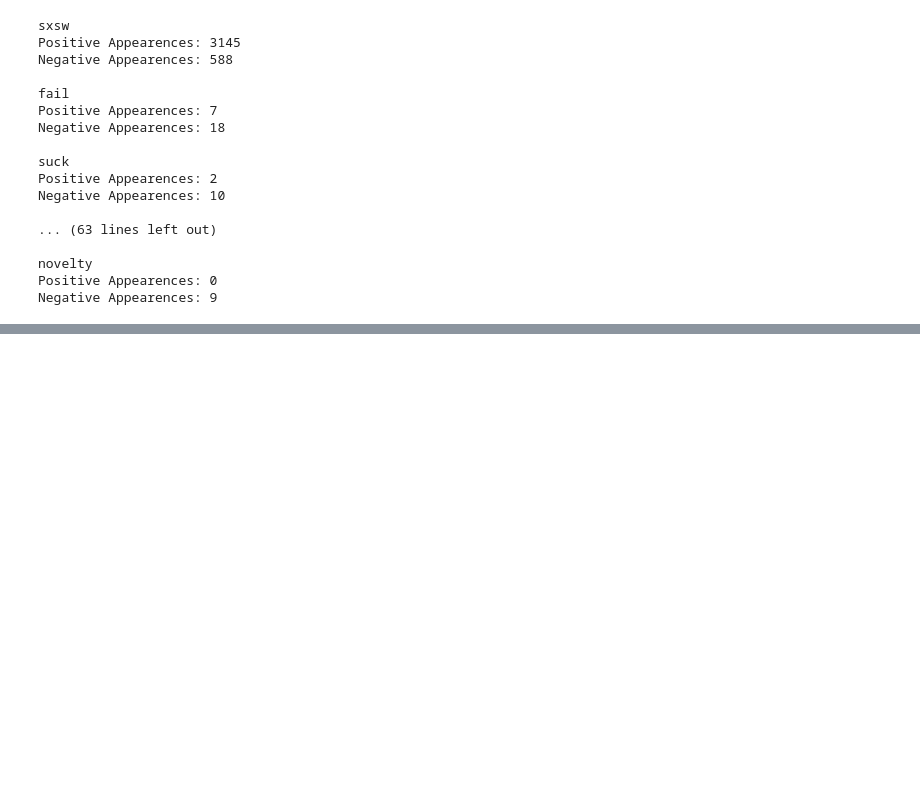
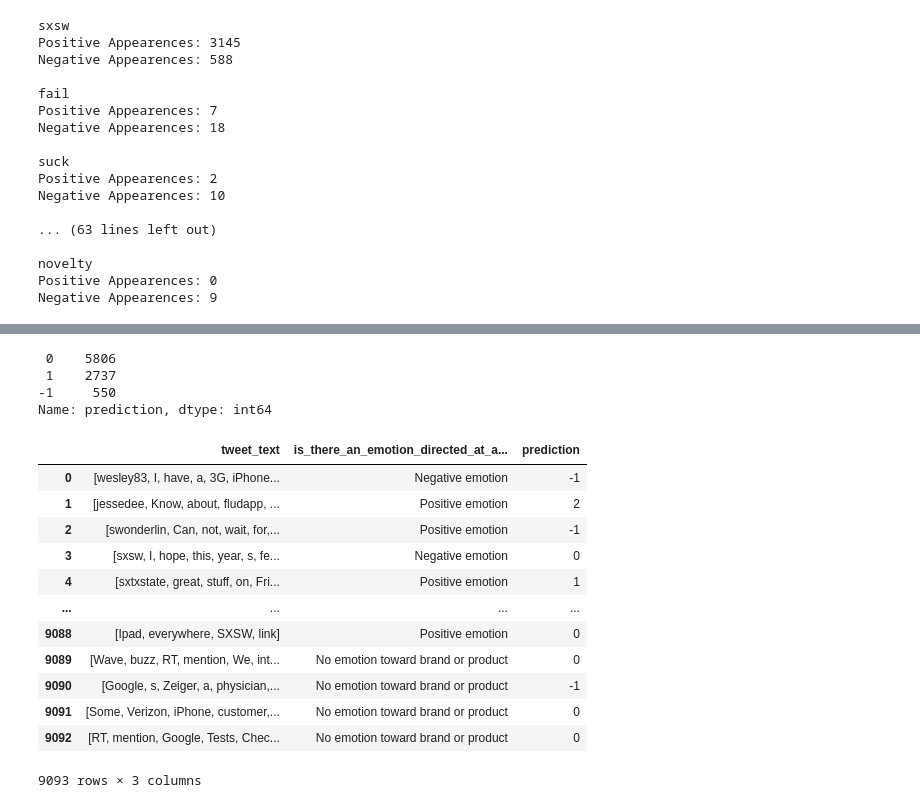
Before and after one commit to stone-ericm/sentiment_analysis_NLP_project-, a Jupyter notebook: notebook.ipynb, the cells around one changed output, grey strips where cells are left out. Drawn from its saved outputs; the diff is of its cells as text; code cells hidden in the pictures; blank space fills up the shorter version.

```diff
--- a/notebook.ipynb
+++ b/notebook.ipynb
@@ -732,0 +796,4 @@ Negative Appearences: 9
+# %%
+simple_model_df = pd.DataFrame([data, target]).transpose()
+
+simple_model_df
@@ -732,0 +853,23 @@ Negative Appearences: 9
+# %%
+simple_model_df['prediction'].value_counts()
+# %% [output]
+ 0    5806
+ 1    2737
+-1     550
+Name: prediction, dtype: int64
+# %%
+simple_model_df
+# %% [output]
+|  | tweet_text | is_there_an_emotion_directed_at_a... | prediction |
+| 0 | [wesley83, I, have, a, 3G, iPhone... | Negative emotion | -1 |
+| 1 | [jessedee, Know, about, fludapp, ... | Positive emotion | 2 |
+| 2 | [swonderlin, Can, not, wait, for,... | Positive emotion | -1 |
+| 3 | [sxsw, I, hope, this, year, s, fe... | Negative emotion | 0 |
+| 4 | [sxtxstate, great, stuff, on, Fri... | Positive emotion | 1 |
+| ... | ... | ... | ... |
+| 9088 | [Ipad, everywhere, SXSW, link] | Positive emotion | 0 |
+| 9089 | [Wave, buzz, RT, mention, We, int... | No emotion toward brand or product | 0 |
+| 9090 | [Google, s, Zeiger, a, physician,... | No emotion toward brand or product | -1 |
+| 9091 | [Some, Verizon, iPhone, customer,... | No emotion toward brand or product | 0 |
+| 9092 | [RT, mention, Google, Tests, Chec... | No emotion toward brand or product | 0 |
+9093 rows × 3 columns
```
Also changed, not shown: parts of 50 cells of this notebook.
